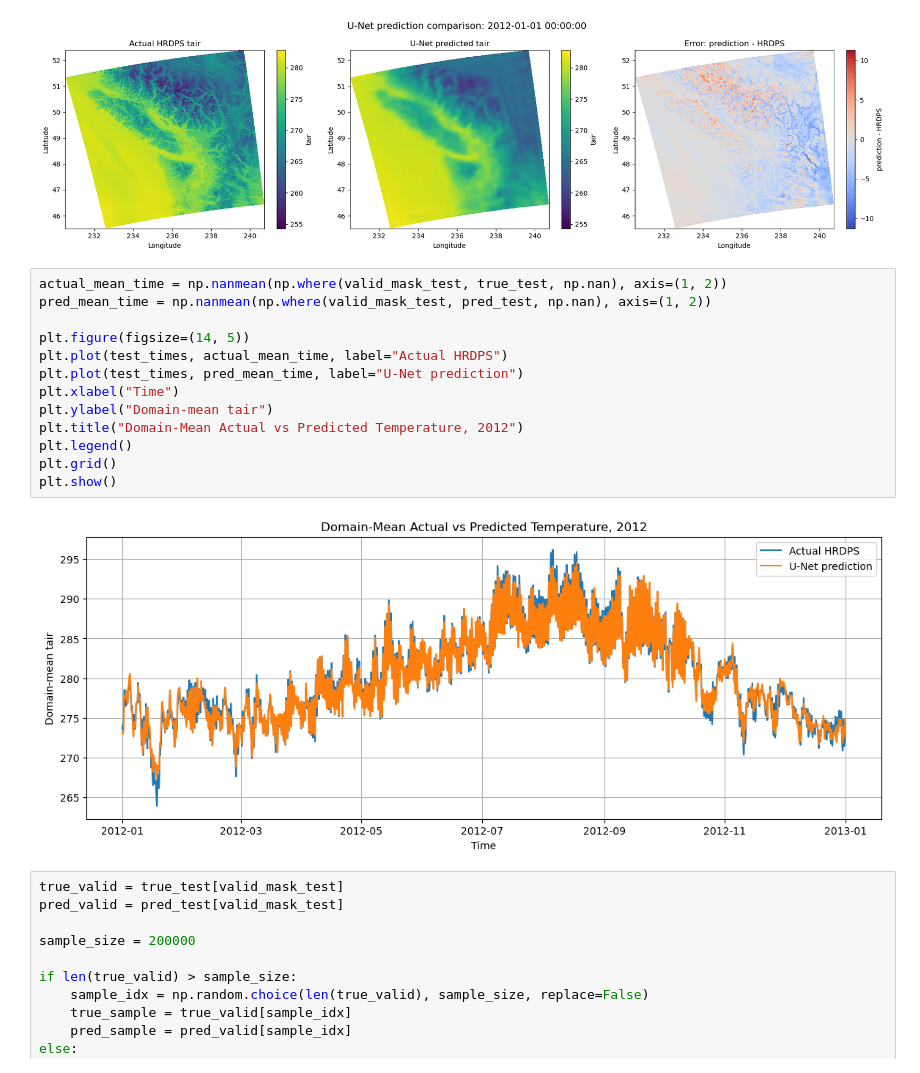
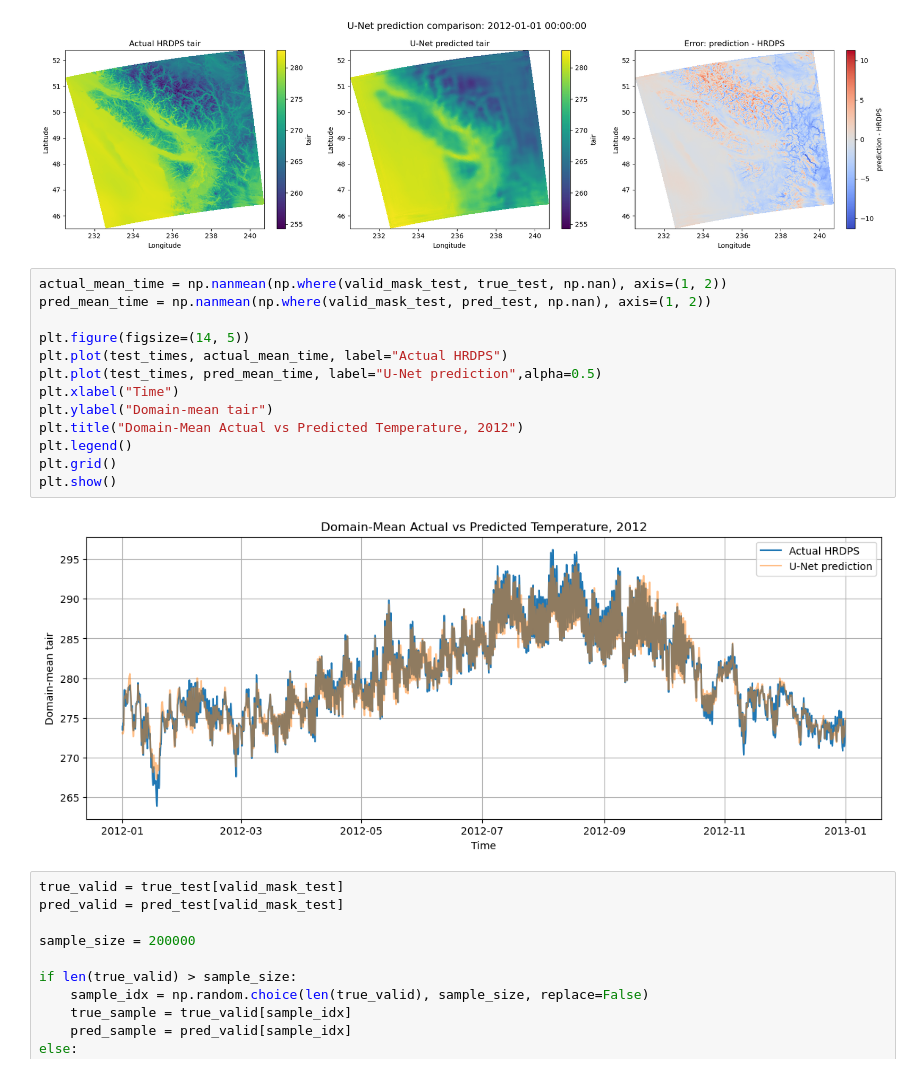
Before and after one commit to SalishSeaCast/analysis-dishika, a Jupyter notebook: notebooks/neural_networks.ipynb, the cells around one changed output. Saved outputs shown, nothing was run; the diff lists cells and outputs as text.

```diff
--- a/notebooks/neural_networks.ipynb
+++ b/notebooks/neural_networks.ipynb
@@ -694,18 +699,18 @@ plt.show()
 # %%
 actual_mean_time = np.nanmean(np.where(valid_mask_test, true_test, np.nan), axis=(1, 2))
 pred_mean_time = np.nanmean(np.where(valid_mask_test, pred_test, np.nan), axis=(1, 2))
 
 plt.figure(figsize=(14, 5))
 plt.plot(test_times, actual_mean_time, label="Actual HRDPS")
-plt.plot(test_times, pred_mean_time, label="U-Net prediction")
+plt.plot(test_times, pred_mean_time, label="U-Net prediction",alpha=0.5)
 plt.xlabel("Time")
 plt.ylabel("Domain-mean tair")
 plt.title("Domain-Mean Actual vs Predicted Temperature, 2012")
 plt.legend()
 plt.grid()
 plt.show()
 # %% [output]
-[figure, old version]
+[figure, new version]
 # %%
 true_valid = true_test[valid_mask_test]
 pred_valid = pred_test[valid_mask_test]
```
Also changed, not shown: parts of 3 cells of this notebook, 1 other file.
